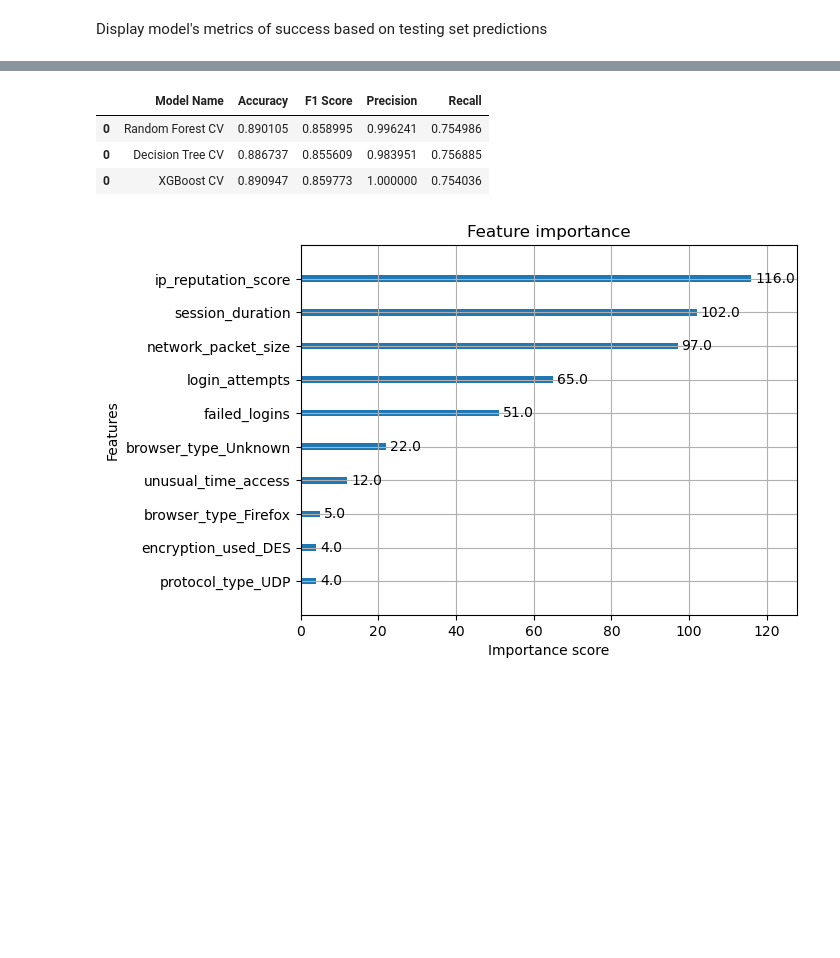
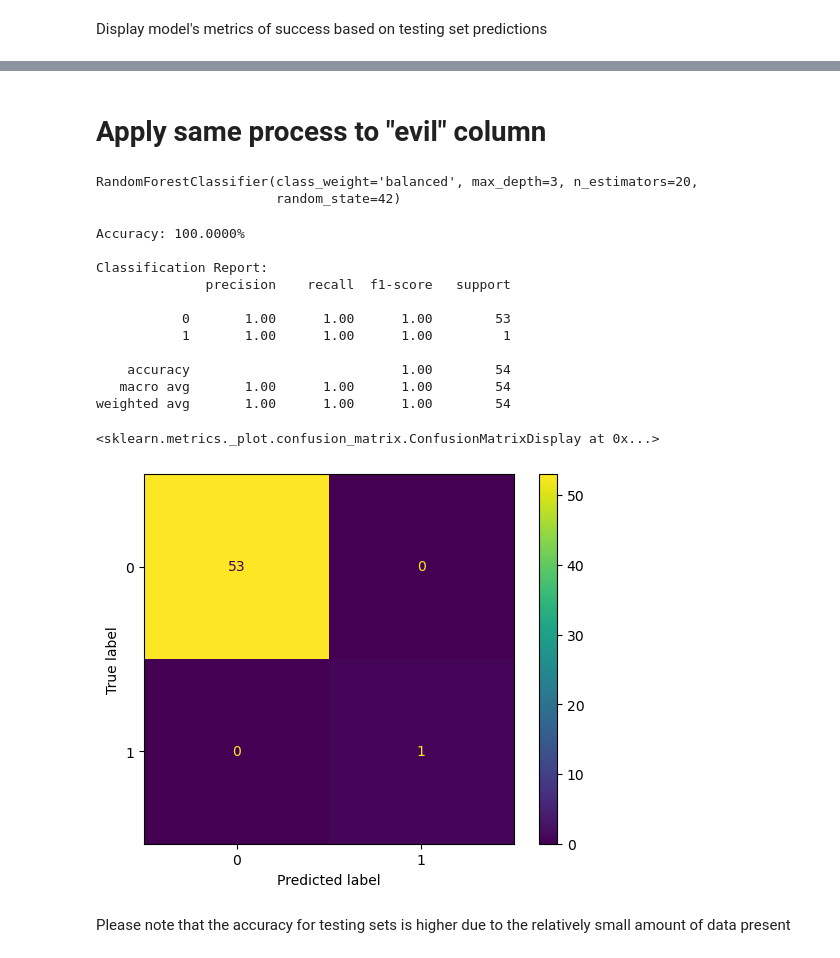
Before and after one commit to nathan-tuo/ids-learning-model, a Jupyter notebook: ids.ipynb, the cells around one changed output, grey strips where cells are left out. Saved outputs shown, nothing was run; the diff lists cells and outputs as text; code cells hidden in the pictures; blank space fills up the shorter version.

```diff
--- a/ids.ipynb
+++ b/ids.ipynb
@@ -257,16 +157,38 @@ GridSearchCV(cv=3,
-# %%
-table3 = log_metrics("XGBoost CV", xgb_cv, y_test)
-table = pd.concat([table, table3], axis = 0)
-table
-# %% [output]
-|  | Model Name | Accuracy | F1 Score | Precision | Recall |
-| 0 | Random Forest CV | 0.890105 | 0.858995 | 0.996241 | 0.754986 |
-| 0 | Decision Tree CV | 0.886737 | 0.855609 | 0.983951 | 0.756885 |
-| 0 | XGBoost CV | 0.890947 | 0.859773 | 1.000000 | 0.754036 |
-# %%
-booster = xgb_cv.best_estimator_.get_booster()
-booster.feature_names= X.columns.tolist()
-plot_importance(booster, importance_type = 'weight',max_num_features=10)
-plt.show()
-# %% [output]
-[figure, removed]
+# %% [markdown]
+# Apply same process to "evil" column
+# %%
+X_evil = df[df.columns.difference(['sus', 'evil'])]
+y_evil = df["evil"]
+
+scaler = MinMaxScaler()
+X_scaled = scaler.fit_transform(X_evil)
+
+X_train_evil, X_test_evil, y_train_evil, y_test_evil = train_test_split(X_scaled, y_evil, test_size=0.20, random_state=42)
+model = RandomForestClassifier(random_state = 42, class_weight = "balanced",  max_depth=3, n_estimators=20)
+# %%
+model.fit(X_train_evil, y_train_evil)
+# %% [output]
+RandomForestClassifier(class_weight='balanced', max_depth=3, n_estimators=20,
+                       random_state=42)
+# %%
+y_pred_evil = model.predict(X_test_evil)
+print(f"Accuracy: {100*accuracy_score(y_test_evil, y_pred_evil):.4f}% \n")
+print(f"Classification Report:\n{classification_report(y_test_evil, y_pred_evil)}")
+disp = ConfusionMatrixDisplay(confusion_matrix(y_test_evil, y_pred_evil))
+disp.plot()
+# %% [output]
+Accuracy: 100.0000%
+
+Classification Report:
+              precision    recall  f1-score   support
+
+           0       1.00      1.00      1.00        53
+           1       1.00      1.00      1.00         1
+
+    accuracy                           1.00        54
+   macro avg       1.00      1.00      1.00        54
+weighted avg       1.00      1.00      1.00        54
+<sklearn.metrics._plot.confusion_matrix.ConfusionMatrixDisplay at 0x...>
+[figure, added]
+# %% [markdown]
+Please note that the accuracy for testing sets is higher due to the relatively small amount of data present
```
Also changed, not shown: parts of 25 cells of this notebook, 8 other files.
